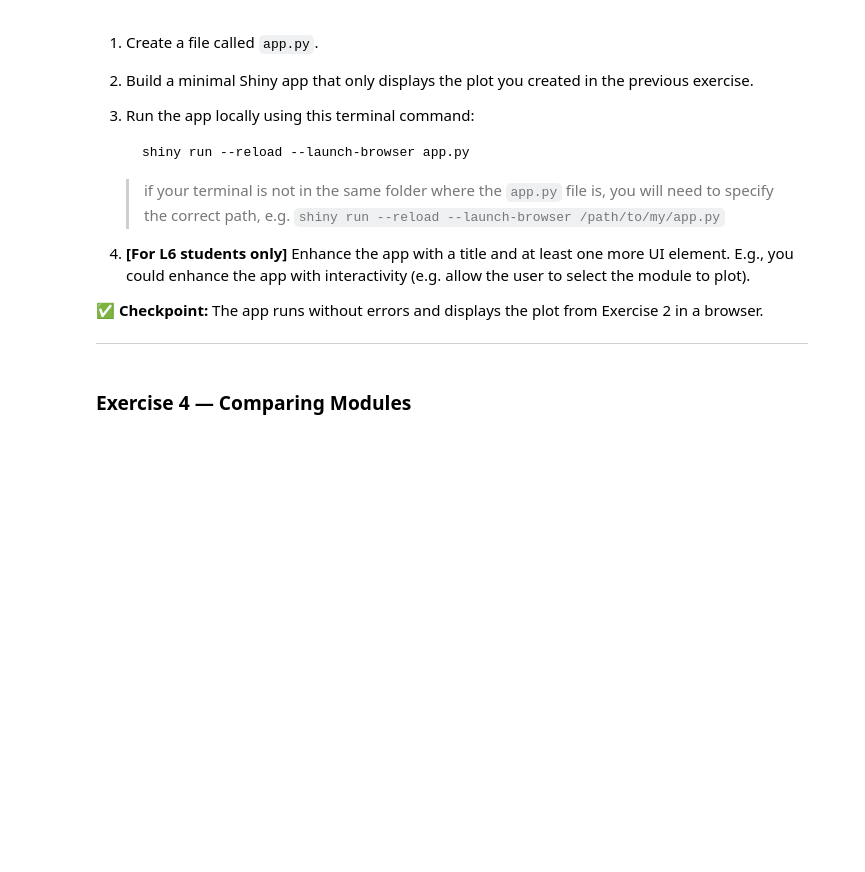
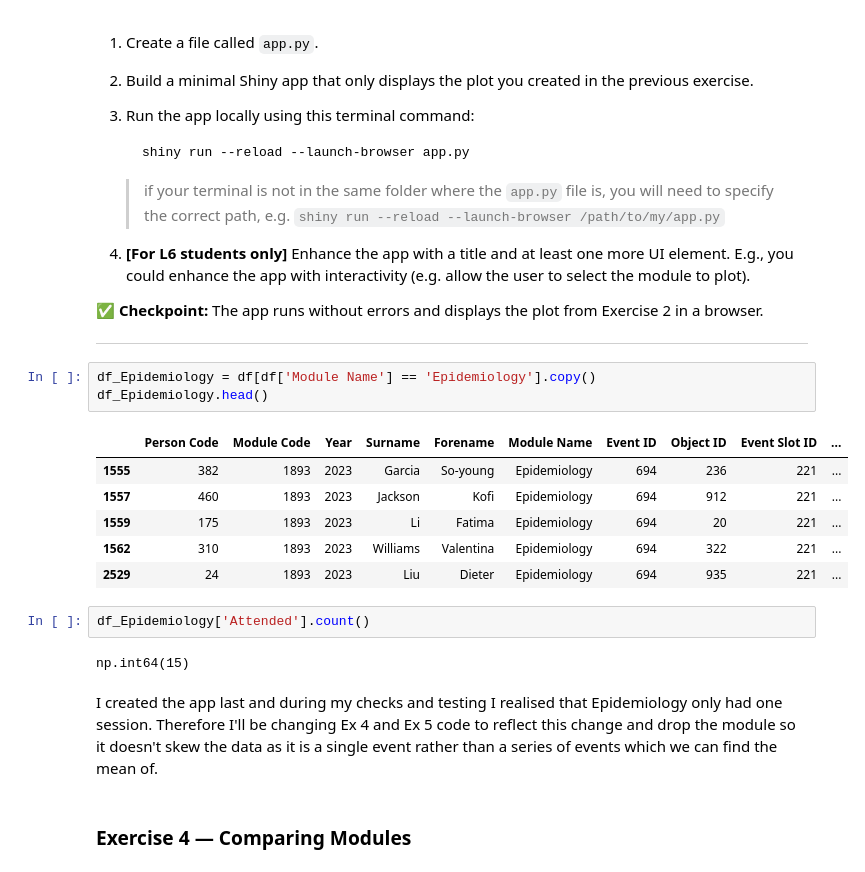
Before and after one commit to tobiade22/IDS_Summative_1, a Jupyter notebook: summative1-1.ipynb, the cells around one changed output. Drawn from its saved outputs; the diff is of its cells as text; blank space fills up the shorter version.

```diff
--- a/summative1-1.ipynb
+++ b/summative1-1.ipynb
@@ -398,6 +380,22 @@ df.head() # Check to see if merge was successful
 ✅ **Checkpoint:** The app runs without errors and displays the plot from Exercise 2 in a browser.
 
 ---
+# %%
+df_Epidemiology = df[df['Module Name'] == 'Epidemiology'].copy()
+df_Epidemiology.head()
+# %% [output]
+|  | Person Code | Module Code | Year | Surname | Forename | Module Name | Event ID | Object ID | Event Slot ID | ... |
+| 1555 | 382 | 1893 | 2023 | Garcia | So-young | Epidemiology | 694 | 236 | 221 | ... |
+| 1557 | 460 | 1893 | 2023 | Jackson | Kofi | Epidemiology | 694 | 912 | 221 | ... |
+| 1559 | 175 | 1893 | 2023 | Li | Fatima | Epidemiology | 694 | 20 | 221 | ... |
+| 1562 | 310 | 1893 | 2023 | Williams | Valentina | Epidemiology | 694 | 322 | 221 | ... |
+| 2529 | 24 | 1893 | 2023 | Liu | Dieter | Epidemiology | 694 | 935 | 221 | ... |
+# %%
+df_Epidemiology['Attended'].count()
+# %% [output]
+np.int64(15)
+# %% [markdown]
+I created the app last and during my checks and testing I realised that Epidemiology only had one session. Therefore I'll be changing Ex 4 and Ex 5 code to reflect this change and drop the module so it doesn't skew the data as it is a single event rather than a series of events which we can find the mean of.
 # %% [markdown]
 ### **Exercise 4 — Comparing Modules**
 # %% [markdown]
```
Also changed, not shown: parts of 15 cells of this notebook, 1 other file.
